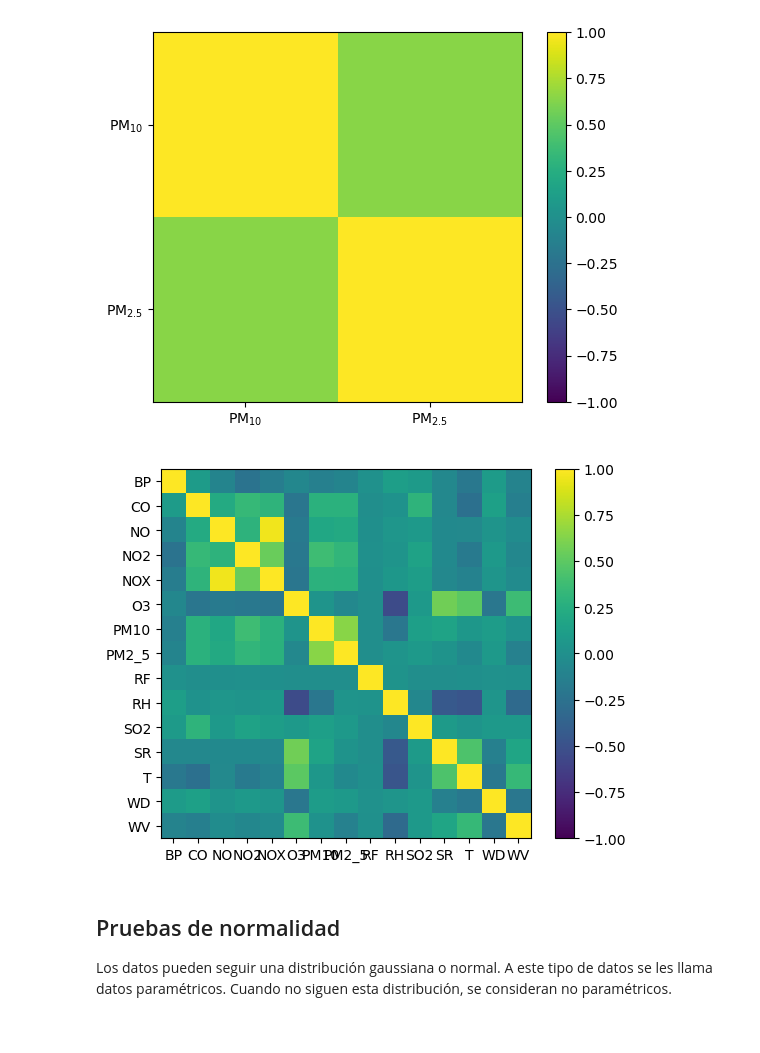
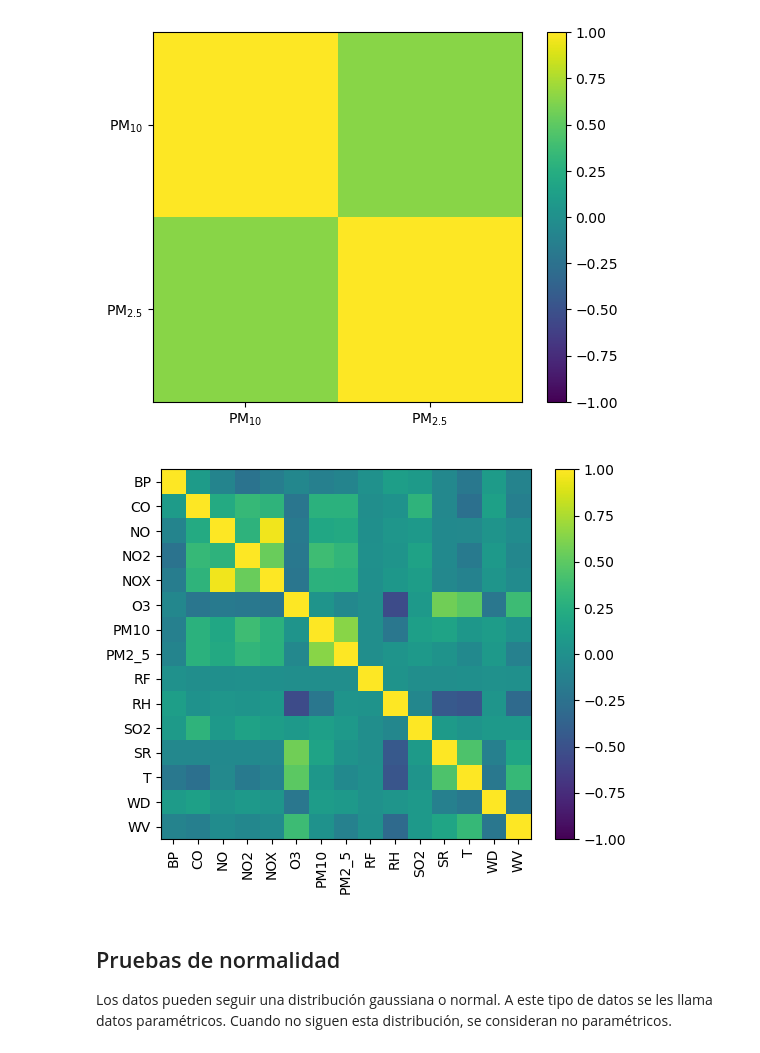
Before and after one commit to albertobenavides/aprendizaje_autom, a Jupyter notebook: caps/2_estadisticos.ipynb, the cells around one changed output. Saved outputs shown, nothing was run; the diff lists cells and outputs as text; code cells hidden in the pictures.

```diff
--- a/caps/2_estadisticos.ipynb
+++ b/caps/2_estadisticos.ipynb
@@ -718,15 +721,15 @@ plt.show()
 # %%
 corr_ = df_by_cols.corr()
 ticks_ = list(range(len(df_by_cols.columns)))
 plt.figure()
 plt.imshow(corr_)
-plt.xticks(ticks = ticks_, labels = df_by_cols.columns)
+plt.xticks(ticks = ticks_, labels = df_by_cols.columns, rotation = 90)
 plt.yticks(ticks = ticks_, labels = df_by_cols.columns)
 plt.clim(vmin = -1, vmax = 1)
 plt.colorbar()
 plt.show()
 # %% [output]
-[figure, old version]
+[figure, new version]
 # %% [markdown]
 ## Pruebas de normalidad
 
```
Also changed, not shown: parts of 13 cells of this notebook, 2 other files.
